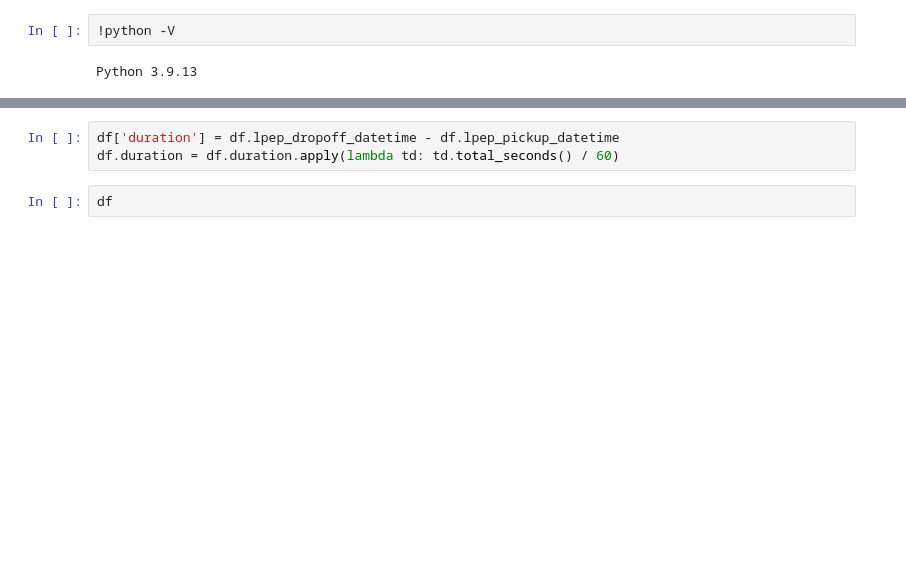
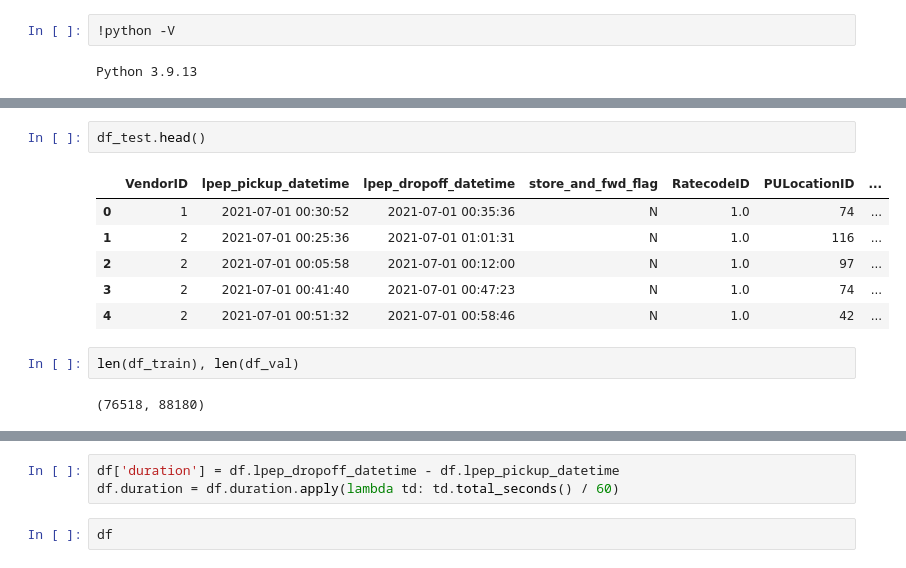
Before and after one commit to Berchie-Sam/MLOps, a Jupyter notebook: duration-prediction.ipynb, the cells around one changed output, grey strips where cells are left out. Cells and saved outputs as stored; diff of their text form; blank space fills up the shorter version.

```diff
--- a/duration-prediction.ipynb
+++ b/duration-prediction.ipynb
@@ -77 +52,14 @@ df
+# %%
+df_test.head()
+# %% [output]
+|  | VendorID | lpep_pickup_datetime | lpep_dropoff_datetime | store_and_fwd_flag | RatecodeID | PULocationID | ... |
+| 0 | 1 | 2021-07-01 00:30:52 | 2021-07-01 00:35:36 | N | 1.0 | 74 | ... |
+| 1 | 2 | 2021-07-01 00:25:36 | 2021-07-01 01:01:31 | N | 1.0 | 116 | ... |
+| 2 | 2 | 2021-07-01 00:05:58 | 2021-07-01 00:12:00 | N | 1.0 | 97 | ... |
+| 3 | 2 | 2021-07-01 00:41:40 | 2021-07-01 00:47:23 | N | 1.0 | 74 | ... |
+| 4 | 2 | 2021-07-01 00:51:32 | 2021-07-01 00:58:46 | N | 1.0 | 42 | ... |
+# %%
+len(df_train), len(df_val)
+# %% [output]
+(76518, 88180)
 # %%
```
Also changed, not shown: parts of 16 cells of this notebook, 7 other files.
